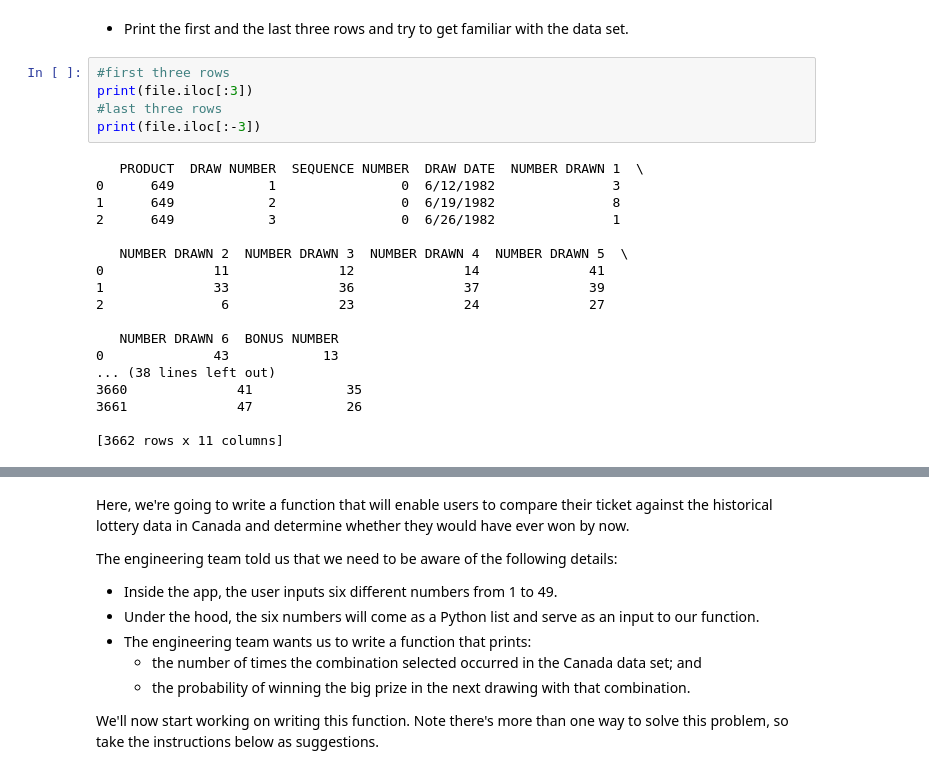
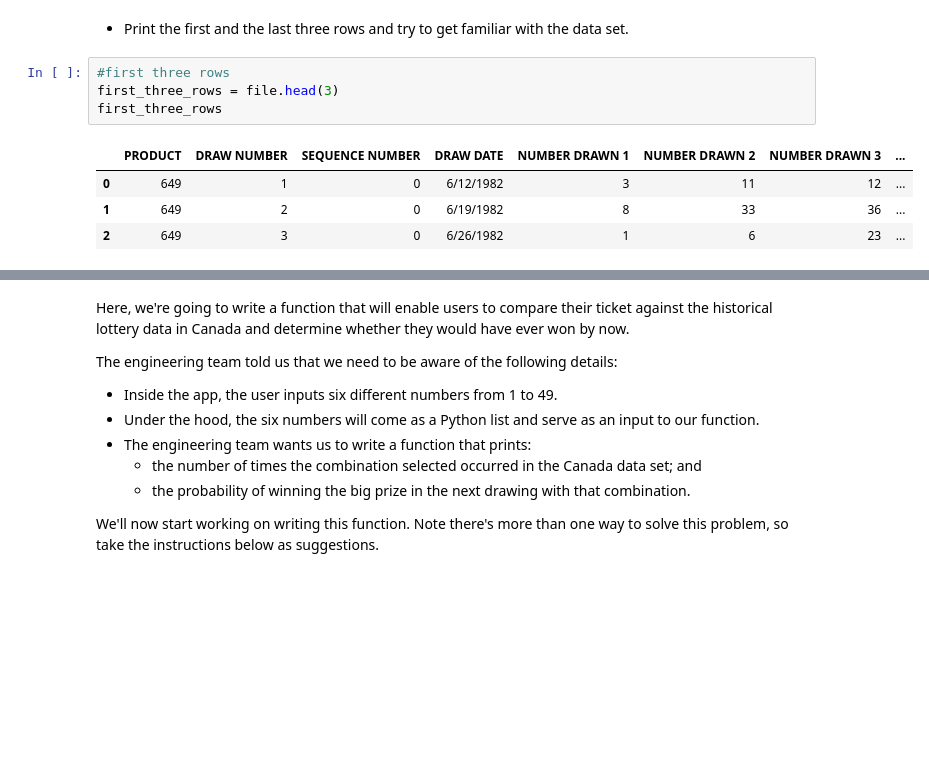
Before and after one commit to TracyNuwagaba/datascience_2020-week4, a Jupyter notebook: Stats_Tracy.ipynb, the cells around one changed output, grey strips where cells are left out. Saved outputs shown, nothing was run; the diff lists cells and outputs as text; blank space fills up the shorter version.

```diff
--- a/Stats_Tracy.ipynb
+++ b/Stats_Tracy.ipynb
@@ -113,24 +130,10 @@ print(number_of_columns)
 * Print the first and the last three rows and try to get familiar with the data set.
 # %%
 #first three rows
-print(file.iloc[:3])
-#last three rows
-print(file.iloc[:-3])
+first_three_rows = file.head(3)
+first_three_rows
 # %% [output]
-   PRODUCT  DRAW NUMBER  SEQUENCE NUMBER  DRAW DATE  NUMBER DRAWN 1  \
-0      649            1                0  6/12/1982               3
-1      649            2                0  6/19/1982               8
-2      649            3                0  6/26/1982               1
-
-   NUMBER DRAWN 2  NUMBER DRAWN 3  NUMBER DRAWN 4  NUMBER DRAWN 5  \
-0              11              12              14              41
-1              33              36              37              39
-2               6              23              24              27
-
-   NUMBER DRAWN 6  BONUS NUMBER
-0              43            13
-... (38 lines left out)
-3660              41            35
-3661              47            26
-
-[3662 rows x 11 columns]
+|  | PRODUCT | DRAW NUMBER | SEQUENCE NUMBER | DRAW DATE | NUMBER DRAWN 1 | NUMBER DRAWN 2 | NUMBER DRAWN 3 | ... |
+| 0 | 649 | 1 | 0 | 6/12/1982 | 3 | 11 | 12 | ... |
+| 1 | 649 | 2 | 0 | 6/19/1982 | 8 | 33 | 36 | ... |
+| 2 | 649 | 3 | 0 | 6/26/1982 | 1 | 6 | 23 | ... |
```
Also changed, not shown: parts of 19 cells of this notebook.
